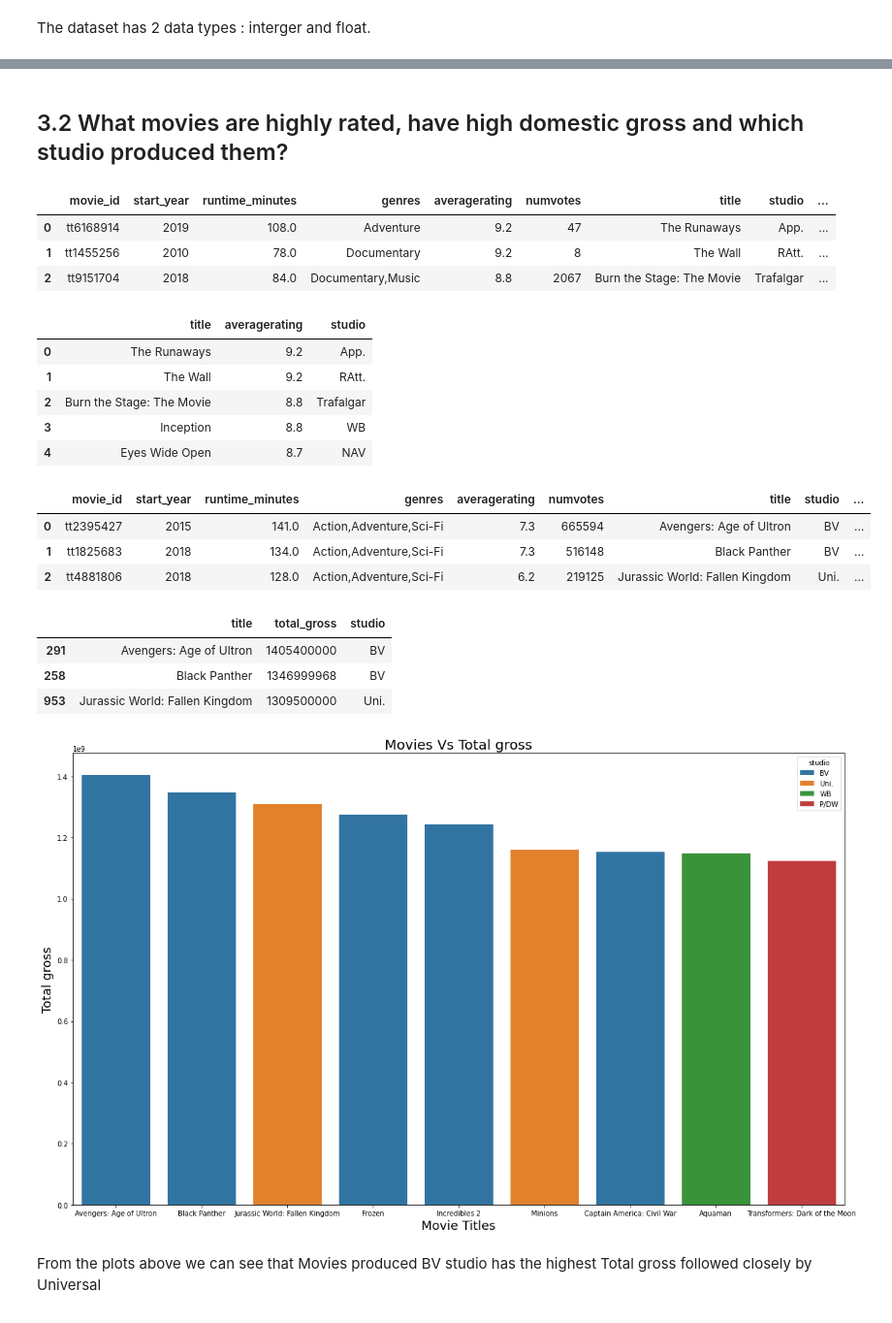
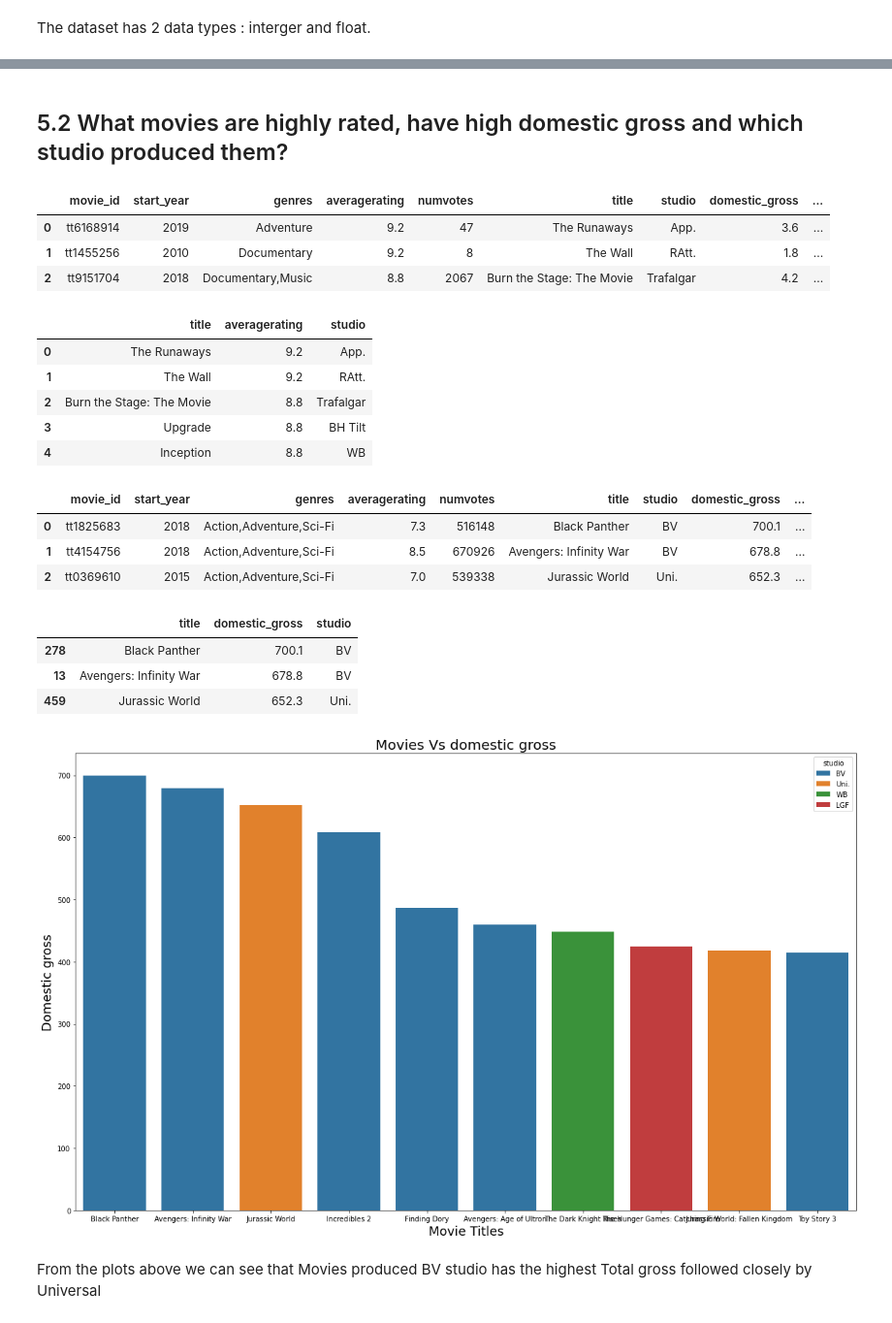
Before and after one commit to BrianKip035/dsc-phase-1-project-v2-4, a Jupyter notebook: student.ipynb, the cells around one changed output, grey strips where cells are left out. Shown: that part at 97% size. Cells and saved outputs as stored; diff of their text form; code cells hidden in the pictures.

```diff
--- a/student.ipynb
+++ b/student.ipynb
@@ -1005,6 +1013,0 @@ df_basics_ratings_gross.head(3)
-# %%
-#Adding a new column to a dataset
-
-df_basics_ratings_gross['total_gross' ]  = df_basics_ratings_gross[ 'domestic_gross'] + df_basics_ratings_gross['foreign_gross']
-
-df_basics_ratings_gross.head(3)
@@ -1034,5 +1048,5 @@ Ratings positively correleates to domestic gross. As the ratings increase the to
 # %% [markdown]
-## 3.2 What movies are highly rated, have high domestic gross  and which studio produced them?
+## 5.2 What movies are highly rated, have high domestic gross  and which studio produced them?
 # %%
 # Sorting to find movies with the highest ratings per votes cast
 
@@ -1040,10 +1054,10 @@ df_basics_ratings_gross = df_basics_ratings_gross.sort_values('averagerating',as
 
 df_basics_ratings_gross.head(3)
 # %% [output]
-|  | movie_id | start_year | runtime_minutes | genres | averagerating | numvotes | title | studio | ... |
-| 0 | tt6168914 | 2019 | 108.0 | Adventure | 9.2 | 47 | The Runaways | App. | ... |
-| 1 | tt1455256 | 2010 | 78.0 | Documentary | 9.2 | 8 | The Wall | RAtt. | ... |
-| 2 | tt9151704 | 2018 | 84.0 | Documentary,Music | 8.8 | 2067 | Burn the Stage: The Movie | Trafalgar | ... |
+|  | movie_id | start_year | genres | averagerating | numvotes | title | studio | domestic_gross | ... |
+| 0 | tt6168914 | 2019 | Adventure | 9.2 | 47 | The Runaways | App. | 3.6 | ... |
+| 1 | tt1455256 | 2010 | Documentary | 9.2 | 8 | The Wall | RAtt. | 1.8 | ... |
+| 2 | tt9151704 | 2018 | Documentary,Music | 8.8 | 2067 | Burn the Stage: The Movie | Trafalgar | 4.2 | ... |
 # %%
 # movies with the highest ratings
 
@@ -1053,46 +1067,46 @@ df_basics_ratings_gross.loc[:,['title','averagerating','studio']].head()
 | 0 | The Runaways | 9.2 | App. |
 | 1 | The Wall | 9.2 | RAtt. |
 | 2 | Burn the Stage: The Movie | 8.8 | Trafalgar |
-| 3 | Inception | 8.8 | WB |
-| 4 | Eyes Wide Open | 8.7 | NAV |
+| 3 | Upgrade | 8.8 | BH Tilt |
+| 4 | Inception | 8.8 | WB |
 # %%
 # Rearanging to find movies with the highest total grossing
 
-df_basics_ratings_gross = df_basics_ratings_gross.sort_values('total_gross', ascending = False).head(10)
+df_basics_ratings_gross = df_basics_ratings_gross.sort_values('domestic_gross', ascending = False).head(10)
 df_basics_ratings_gross.reset_index(drop=True).head(3)
 # %% [output]
-|  | movie_id | start_year | runtime_minutes | genres | averagerating | numvotes | title | studio | ... |
-| 0 | tt2395427 | 2015 | 141.0 | Action,Adventure,Sci-Fi | 7.3 | 665594 | Avengers: Age of Ultron | BV | ... |
-| 1 | tt1825683 | 2018 | 134.0 | Action,Adventure,Sci-Fi | 7.3 | 516148 | Black Panther | BV | ... |
-| 2 | tt4881806 | 2018 | 128.0 | Action,Adventure,Sci-Fi | 6.2 | 219125 | Jurassic World: Fallen Kingdom | Uni. | ... |
+|  | movie_id | start_year | genres | averagerating | numvotes | title | studio | domestic_gross | ... |
+| 0 | tt1825683 | 2018 | Action,Adventure,Sci-Fi | 7.3 | 516148 | Black Panther | BV | 700.1 | ... |
+| 1 | tt4154756 | 2018 | Action,Adventure,Sci-Fi | 8.5 | 670926 | Avengers: Infinity War | BV | 678.8 | ... |
+| 2 | tt0369610 | 2015 | Action,Adventure,Sci-Fi | 7.0 | 539338 | Jurassic World | Uni. | 652.3 | ... |
 # %%
 # movies with the highest ratings
 
-df_basics_ratings_gross.loc[:,['title','total_gross','studio']].head(3)
+df_basics_ratings_gross.loc[:,['title','domestic_gross','studio']].head(3)
 # %% [output]
-|  | title | total_gross | studio |
-| 291 | Avengers: Age of Ultron | 1405400000 | BV |
-| 258 | Black Panther | 1346999968 | BV |
-| 953 | Jurassic World: Fallen Kingdom | 1309500000 | Uni. |
+|  | title | domestic_gross | studio |
+| 278 | Black Panther | 700.1 | BV |
+| 13 | Avengers: Infinity War | 678.8 | BV |
+| 459 | Jurassic World | 652.3 | Uni. |
 # %%
 # plotting the data to show movies with the highest total gross
 
 fig, ax1= plt.subplots(figsize=(20,12))
 
 x = list(df_basics_ratings_gross['title'].values)
-y = df_basics_ratings_gross['total_gross']
+y = df_basics_ratings_gross['domestic_gross']
 
-ax1 = sns.barplot(data = df_basics_ratings_gross, x = 'title', y = 'total_gross',hue = 'studio',ax = ax1, dodge=False)
+ax1 = sns.barplot(data = df_basics_ratings_gross, x = 'title', y = 'domestic_gross',hue = 'studio',ax = ax1, dodge=False)
 
-ax1.set_title('Movies Vs Total gross', fontsize=20)
+ax1.set_title('Movies Vs domestic gross', fontsize=20)
 ax1.set_xlabel("Movie Titles",fontsize=18)
-ax1.set_ylabel("Total gross", fontsize=18)
+ax1.set_ylabel("Domestic gross", fontsize=18)
 
 
 
 plt.show()
 # %% [output]
-[figure, old version]
+[figure, new version]
 # %% [markdown]
 From the plots above we can see that Movies produced BV studio has the highest Total gross followed closely by Universal
 # %%
```
Also changed, not shown: parts of 43 cells of this notebook, 2 other files.
